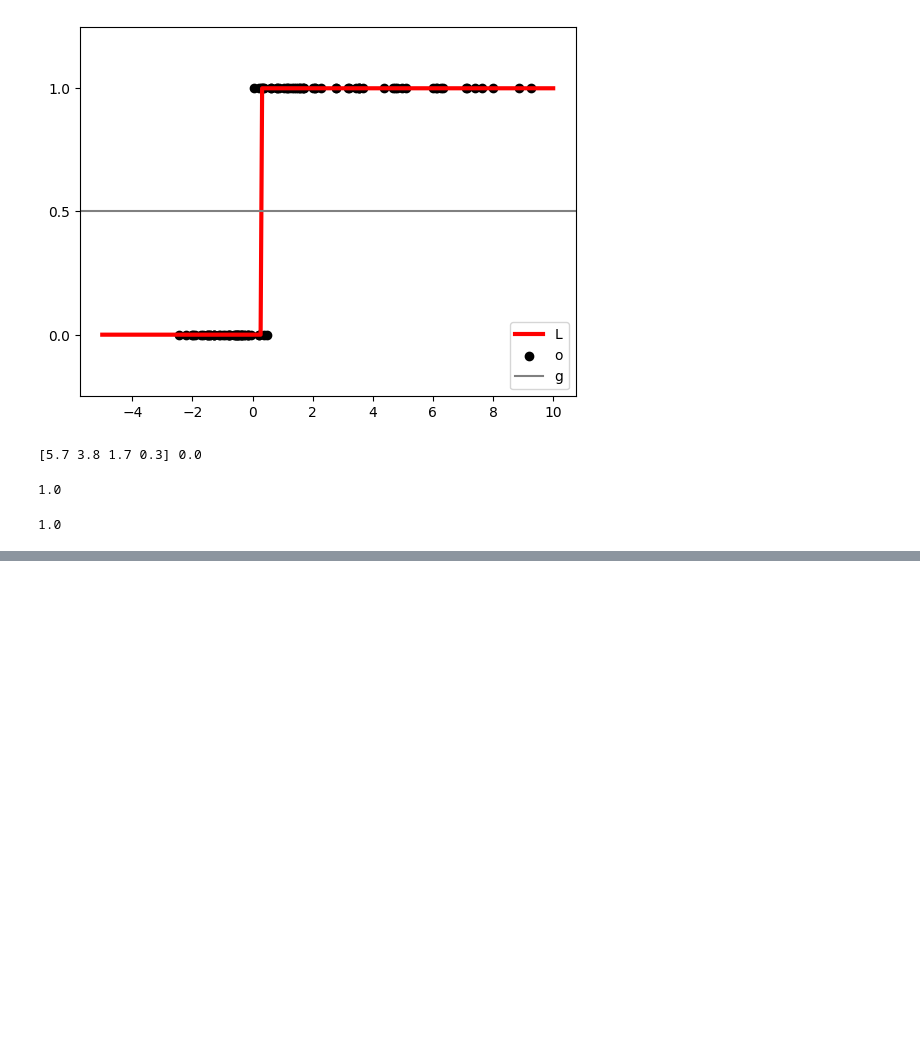
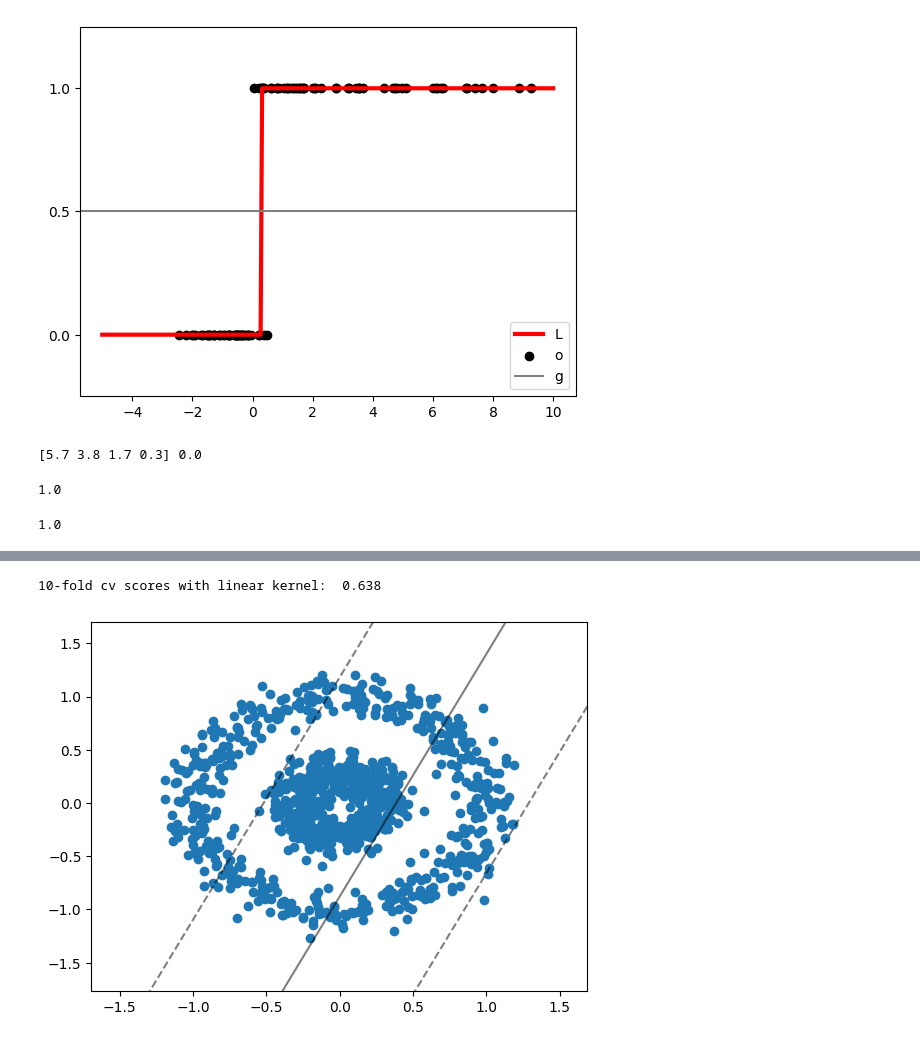
Before and after one commit to Yellow-BringtEast/python-study, a Jupyter notebook: 机器学习/花书代码实现/chapter4.ipynb, the cells around one changed output, grey strips where cells are left out. Cells and saved outputs as stored; diff of their text form; code cells hidden in the pictures; blank space fills up the shorter version.

```diff
--- a/机器学习/花书代码实现/chapter4.ipynb
+++ b/机器学习/花书代码实现/chapter4.ipynb
@@ -380,0 +465,18 @@ class SupportVectorMachine:
+# %%
+xx = np.linspace(X[:,0].min() - 0.5, X[:, 0].max() + 0.5, 30)
+yy = np.linspace(X[:,1].min() - 0.5, X[:, 1].max() + 0.5, 30)
+YY, XX = np.meshgrid(yy, xx)
+xy = np.vstack([XX.ravel(), YY.ravel()]).T
+# %%
+# 线性核
+clf = svm.SVC(kernel='linear', C=1000)
+clf.fit(X, y)
+Z = clf.decision_function(xy).reshape(XX.shape)
+
+# 画出决策边界和间隔
+plt.contour(XX, YY, Z, colors='k', levels=[-1, 0, 1], alpha=0.5, linestyles=['--', '-', '--'])
+plt.scatter(X[:, 0], X[:, 1])
+print('10-fold cv scores with linear kernel: ', np.mean(cross_val_score(clf, X, y, cv=10)))
+# %% [output]
+10-fold cv scores with linear kernel:  0.638
+[figure, added]
```
Also changed, not shown: parts of 13 cells of this notebook.
